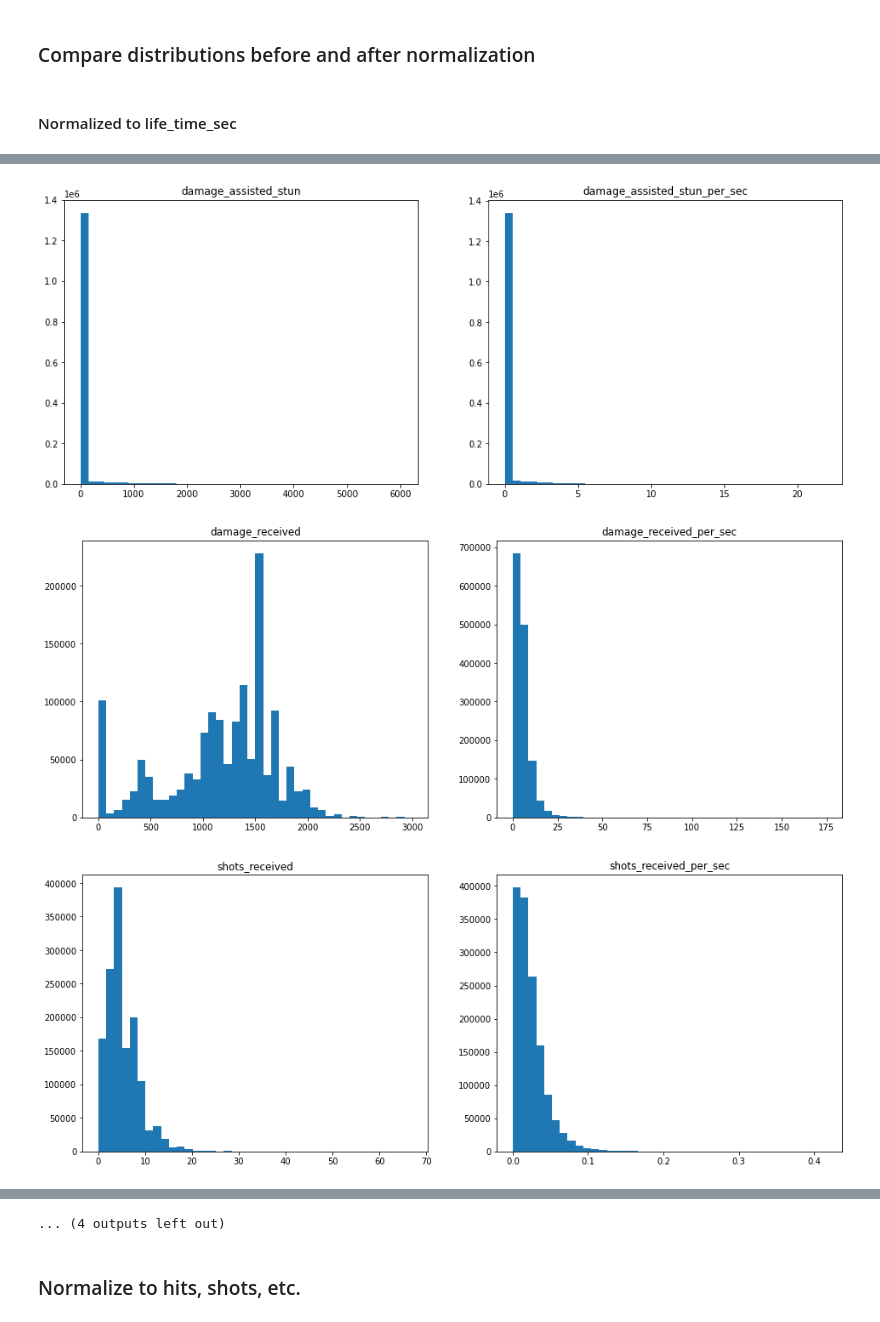
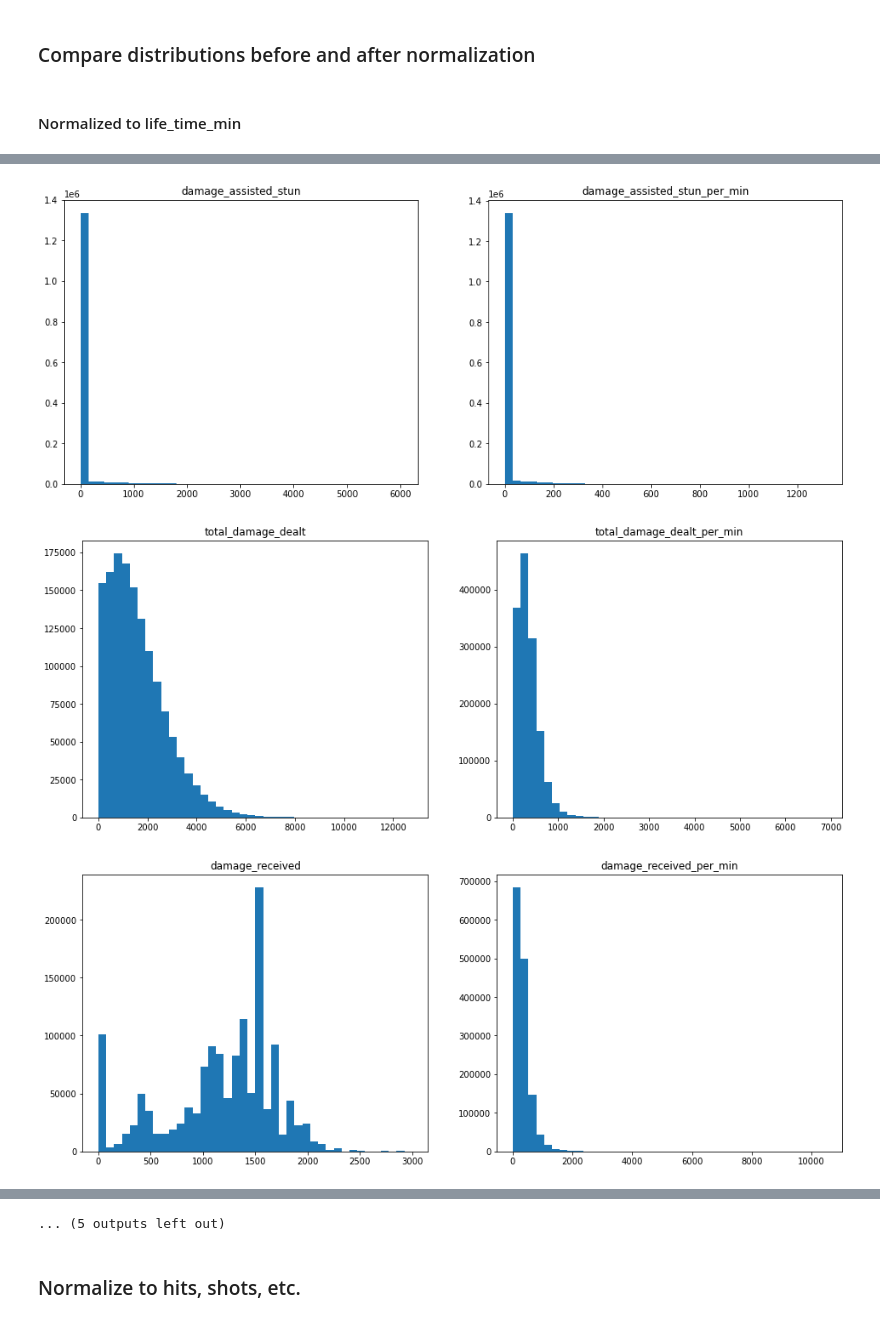
Before and after one commit to Egorka1/WG_Forge, a Jupyter notebook: WGProject.ipynb, the cells around one changed output, grey strips where cells are left out. Cells and saved outputs as stored; diff of their text form; code cells hidden in the pictures.

```diff
--- a/WGProject.ipynb
+++ b/WGProject.ipynb
@@ -455,6 +455,9 @@ data_negative_hp.shape[0]
 116746
 # %% [markdown]
 ### damage_dealt (total, assisted, etc.)
+# %%
+data['total_damage_dealt'] = data['damage_dealt'] + data['damage_assisted_radio'] + \
+    data['damage_assisted_stun'] + data['damage_assisted_track']
 # %%
 sns.distplot(data[data['total_damage_dealt'] > 0]['total_damage_dealt']);
 # %% [output]
@@ -524,9 +582,7 @@ target_features = ['shots', 'hits', 'he_hits', 'pierced', 'damage_dealt',
                    'damage_assisted_stun', 'total_damage_dealt',
                    'damage_received', 'shots_received',
                    'pierced_received', 'spotted',
-                   'damaged', 'kills_made', 'mileage_meter']
-# target_features = ['shots']
-
-for feature in target_features:
-    new_feature = feature + '_per_sec'
-    data[new_feature] = normalize_feature(data[feature], data['life_time_sec'])
+                   'damaged', 'kills_made', 'mileage_meter',
+                   'damage_blocked_by_armor']
+# target_features_normalized_sec = [feature + '_per_sec' for feature in target_features]
+target_features_normalized_min = [feature + '_per_min' for feature in target_features]
@@ -535,22 +589,16 @@ data['life_time_min'] = data['life_time_sec'] / 60
-# %%
-target_features = ['shots', 'hits', 'he_hits', 'pierced', 'damage_dealt',
-                   'damage_assisted_track', 'damage_assisted_radio',
-                   'damage_assisted_stun', 'total_damage_dealt',
-                   'damage_received', 'shots_received',
-                   'pierced_received', 'spotted',
-                   'damaged', 'kills_made', 'mileage_meter']
-# target_features = ['shots']
-
-for feature in target_features:
-    new_feature = feature + '_per_min'
-    data[new_feature] = normalize_feature(data[feature], data['life_time_min'])
+# %%
+data['life_time_min'] = data['life_time_sec'] / 60
+
+for feature in target_features:
+#     data[feature + '_per_sec'] = normalize_feature(data[feature], data['life_time_sec'])
+    data[feature + '_per_min'] = normalize_feature(data[feature], data['life_time_min'])
 # %% [markdown]
 ### Compare distributions before and after normalization
 # %% [markdown]
-#### Normalized to life_time_sec
+#### Normalized to life_time_min
 # %%
 for feature in target_features:
-    new_feature = feature + '_per_sec'
+    new_feature = feature + '_per_min'
 
     fig, axes = plt.subplots(1, 2, figsize=(16, 6))
 
@@ -570,3 +618,3 @@ for feature in target_features:
-[figure, old version]
+[figure, new version]
-[figure, old version]
+[figure, new version]
-[figure, old version]
+[figure, new version]
@@ -575,3 +623,3 @@ for feature in target_features:
-... (4 outputs left out)
+... (5 outputs left out)
 # %% [markdown]
 ### Normalize to hits, shots, etc.
```
Also changed, not shown: parts of 38 cells of this notebook.
